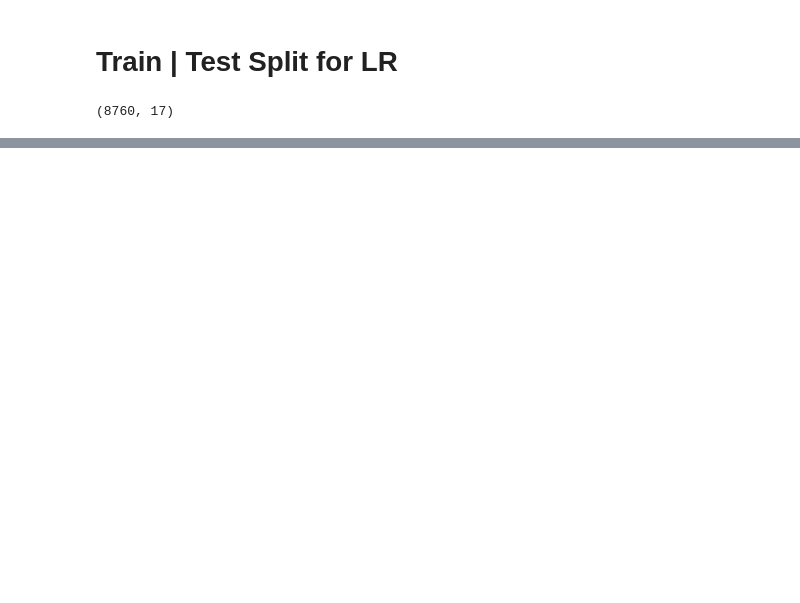
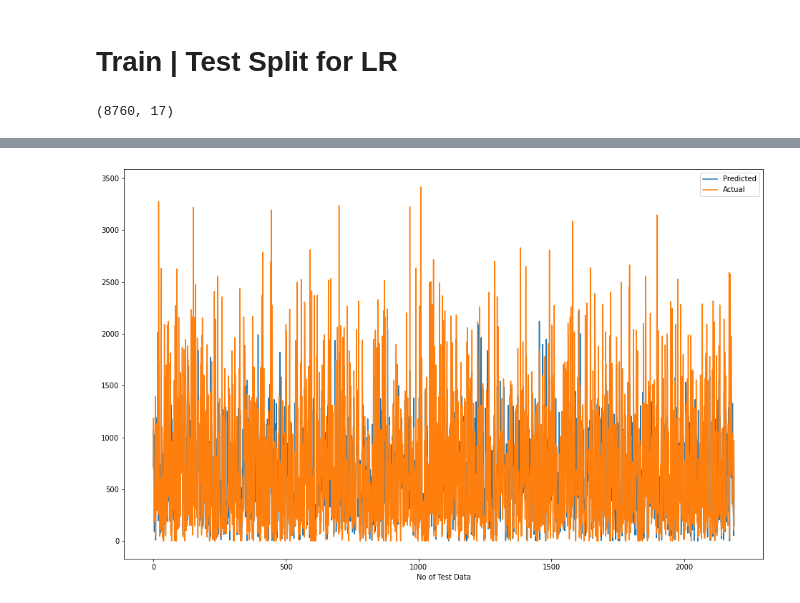
Before and after one commit to gkunal8019/Bike-Sharing-Demand-Prediction, a Jupyter notebook: Bike_Sharing_Demand_Prediction_Capstone_Project.ipynb, the cells around one changed output, grey strips where cells are left out. Cells and saved outputs as stored; diff of their text form; code cells hidden in the pictures; blank space fills up the shorter version.

```diff
--- a/Bike_Sharing_Demand_Prediction_Capstone_Project.ipynb
+++ b/Bike_Sharing_Demand_Prediction_Capstone_Project.ipynb
@@ -597,0 +681,12 @@ Adjusted R2 :  0.6483392444175149
+# %%
+model=LinearRegression().fit(X_train, y_train)
+preds = model.predict(X_test)
+# %%
+plt.figure(figsize=(16,10))
+plt.plot((preds)**2)
+plt.plot(np.array((y_test)**2))
+plt.legend(["Predicted","Actual"])
+plt.xlabel('No of Test Data')
+plt.show()
+# %% [output]
+[figure, added]
```
Also changed, not shown: parts of 28 cells of this notebook.
